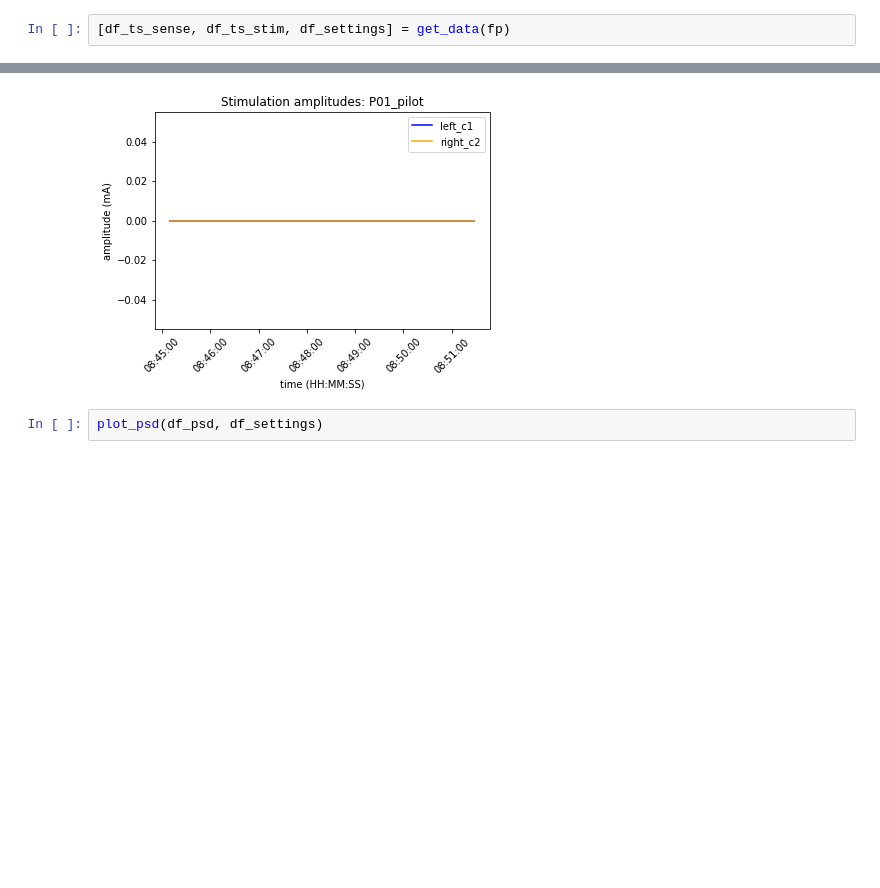
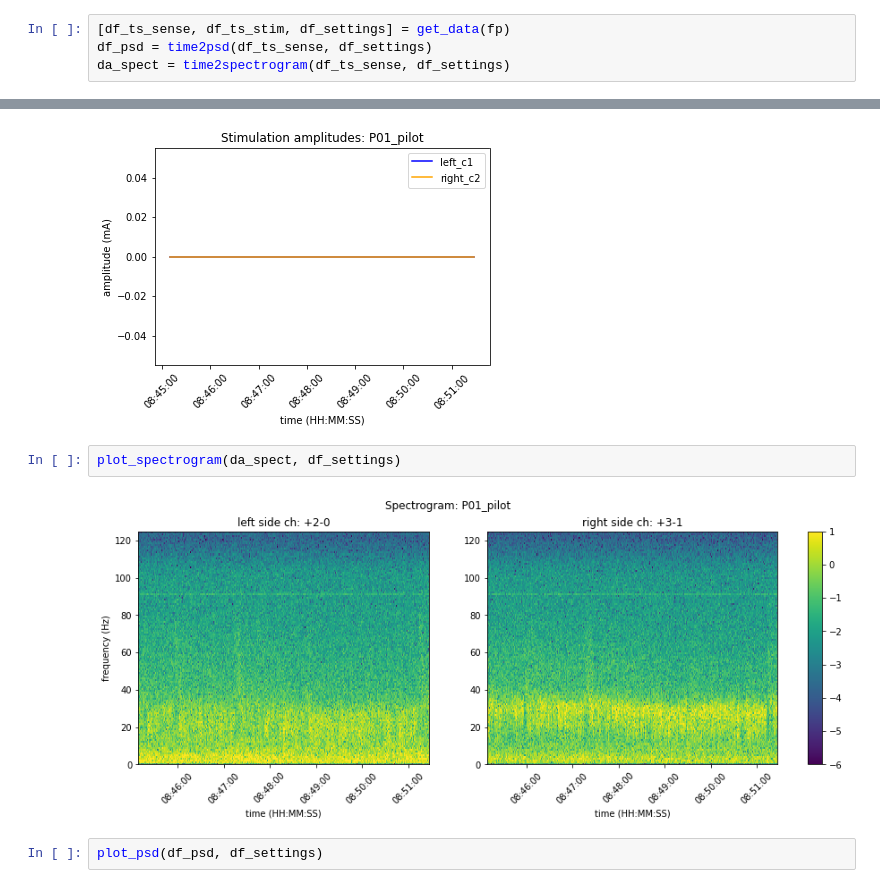
Before and after one commit to molaruna/percept_processing, a Jupyter notebook: processJSON_percept.ipynb, the cells around one changed output, grey strips where cells are left out. Drawn from its saved outputs; the diff is of its cells as text; blank space fills up the shorter version.

Commit message:
add spectrogram processing

```diff
--- a/processJSON_percept.ipynb
+++ b/processJSON_percept.ipynb
@@ -272,6 +327,8 @@ def plot_psd(df_psd, df_settings):
 #Process data
 # %%
 [df_ts_sense, df_ts_stim, df_settings] = get_data(fp)
+df_psd = time2psd(df_ts_sense, df_settings)
+da_spect = time2spectrogram(df_ts_sense, df_settings)
 # %%
 df_ts_sense
 # %% [output]
@@ -323,6 +412,10 @@ plot_ts_sense(df_ts_sense, df_settings)
 plot_ts_stim(df_ts_stim, df_settings)
 # %% [output]
 [figure]
+# %%
+plot_spectrogram(da_spect, df_settings)
+# %% [output]
+[figure, added]
 # %%
 plot_psd(df_psd, df_settings)
 # %% [output]
```
Also changed, not shown: parts of 9 cells of this notebook.
